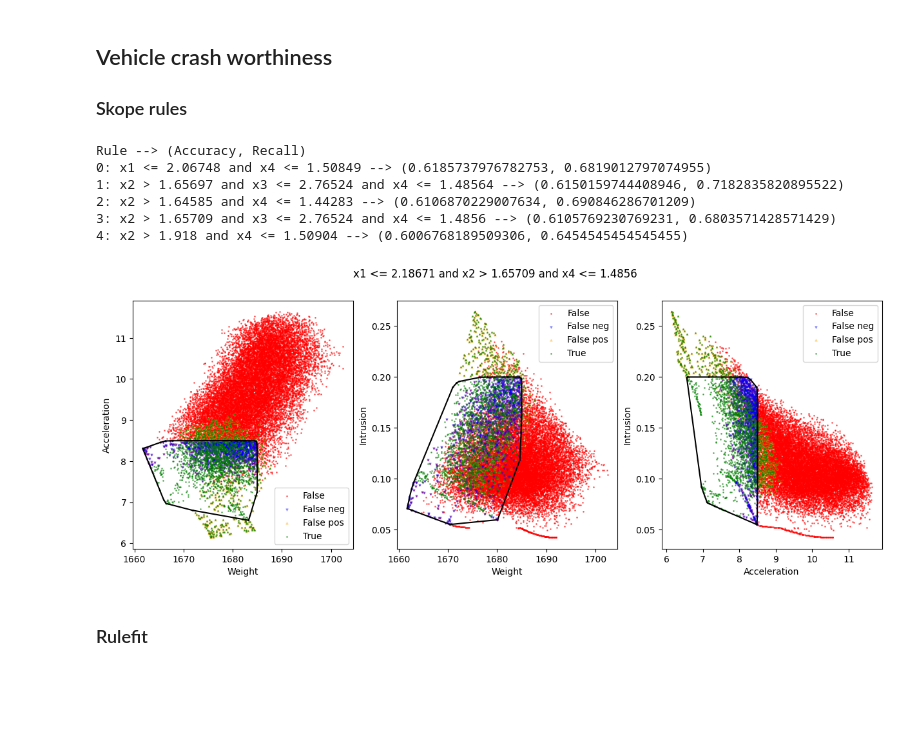
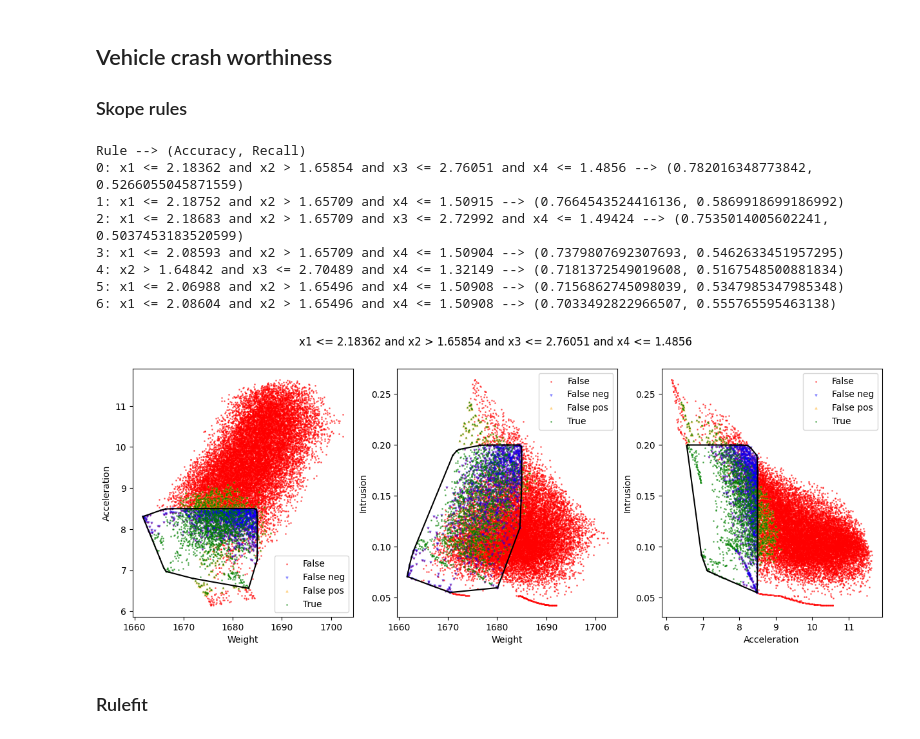
Before and after one commit to gialmisi/xaimoo-experiments, a Jupyter notebook: notebooks/Rule_showcase.ipynb, the cells around one changed output. Drawn from its saved outputs; the diff is of its cells as text; code cells hidden in the pictures; blank space fills up the shorter version.

```diff
--- a/notebooks/Rule_showcase.ipynb
+++ b/notebooks/Rule_showcase.ipynb
@@ -18,25 +18,27 @@ df_crash, var_names, obj_names = label_vehicle_crash("../data/VehicleCrash.csv")
 
 target_category = 1
 
-skope_kwargs = {"max_depth": range(1, len(var_names)+1), "precision_min": 0.6, "recall_min": 0.6}  # use F1-Score
+skope_kwargs = {"max_depth": range(1, len(var_names)+1), "precision_min": 0.7, "recall_min": 0.5}  # use F1-Score
 classifier = train_skope_rules(df_crash, var_names, target_category, classifier_kwargs=skope_kwargs)
 rules = index_rules(explain_skope_rules(classifier))
 # %% [output]
 Rule --> (Accuracy, Recall)
-0: x1 <= 2.06748 and x4 <= 1.50849 --> (0.6185737976782753, 0.6819012797074955)
-1: x2 > 1.65697 and x3 <= 2.76524 and x4 <= 1.48564 --> (0.6150159744408946, 0.7182835820895522)
-2: x2 > 1.64585 and x4 <= 1.44283 --> (0.6106870229007634, 0.690846286701209)
-3: x2 > 1.65709 and x3 <= 2.76524 and x4 <= 1.4856 --> (0.6105769230769231, 0.6803571428571429)
-4: x2 > 1.918 and x4 <= 1.50904 --> (0.6006768189509306, 0.6454545454545455)
+0: x1 <= 2.18362 and x2 > 1.65854 and x3 <= 2.76051 and x4 <= 1.4856 --> (0.782016348773842, 0.5266055045871559)
+1: x1 <= 2.18752 and x2 > 1.65709 and x4 <= 1.50915 --> (0.7664543524416136, 0.5869918699186992)
+2: x1 <= 2.18683 and x2 > 1.65709 and x3 <= 2.72992 and x4 <= 1.49424 --> (0.7535014005602241, 0.5037453183520599)
+3: x1 <= 2.08593 and x2 > 1.65709 and x4 <= 1.50904 --> (0.7379807692307693, 0.5462633451957295)
+4: x2 > 1.64842 and x3 <= 2.70489 and x4 <= 1.32149 --> (0.7181372549019608, 0.5167548500881834)
+5: x1 <= 2.06988 and x2 > 1.65496 and x4 <= 1.50908 --> (0.7156862745098039, 0.5347985347985348)
+6: x1 <= 2.08604 and x2 > 1.65496 and x4 <= 1.50908 --> (0.7033492822966507, 0.555765595463138)
-# %%
-rule = rules[0][0]
-
-con = rule_to_conditions(rule)
-df_crash["skope_mark"] = df_crash.apply(con, axis=1)
-
-plot_rule_explanations(df_crash, obj_names, "skope_mark", "category", target_category, title=rule)
-# %% [output]
-[figure, removed]
+# %%
+rules_list = [rules[i][0] for i in range(1)]
+
+cons = combine_rule_conditions(rules_list)
+df_crash["skope_mark"] = df_crash.apply(cons, axis=1)
+
+plot_rule_explanations(df_crash, obj_names, "skope_mark", "category", target_category, title=" && ".join(rules_list))
+# %% [output]
+[figure, added]
 # %% [markdown]
 ### Rulefit
 # %%
```
Also changed, not shown: parts of 5 cells of this notebook.
